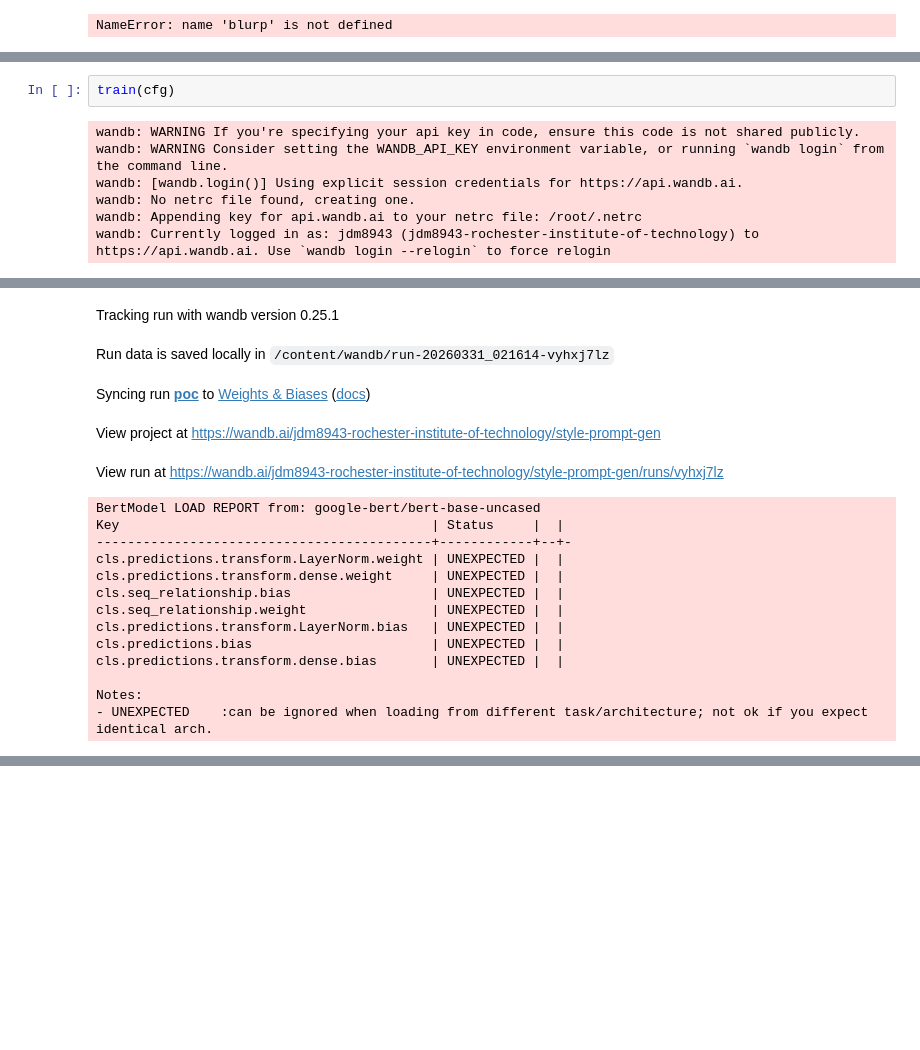
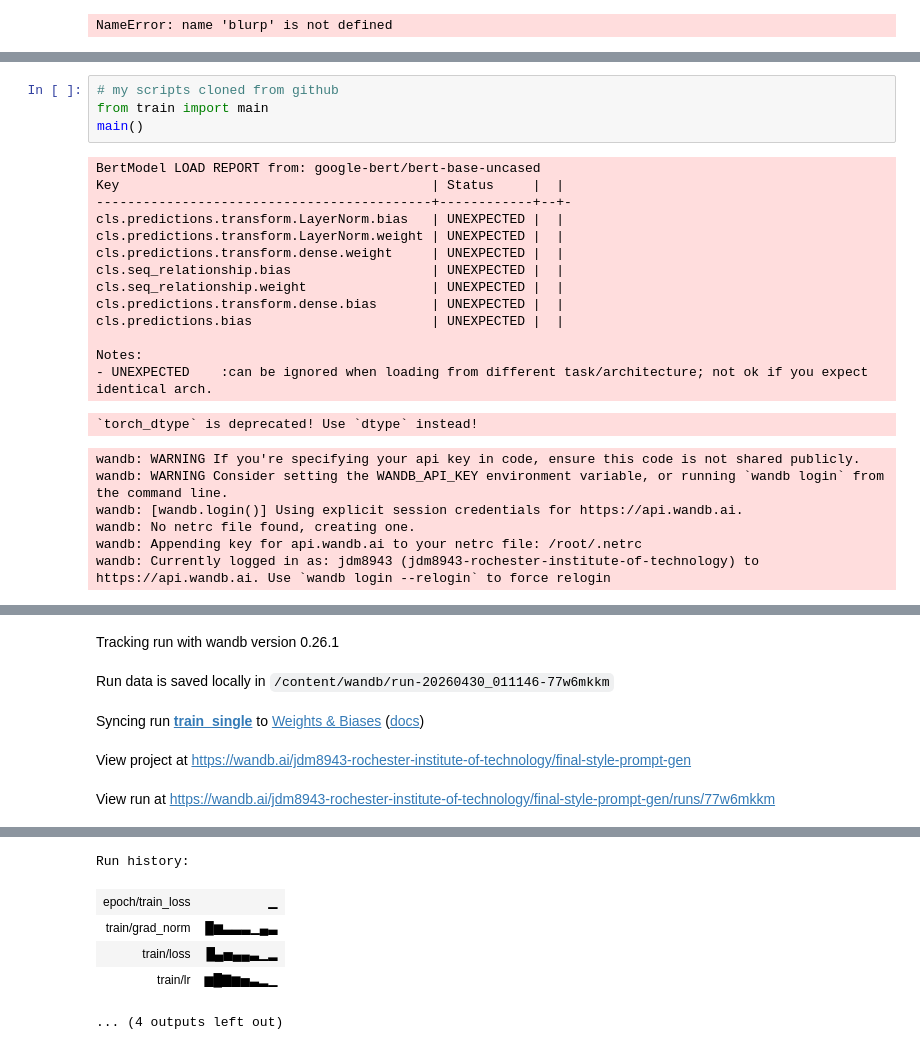
Before and after one commit to JackMclaughlin424/imgs789-project_graph-dialogue-modeling, a Jupyter notebook: src/capstone_src/style_prompt_generator/training_notebooks/capstone_model_training.ipynb, the cells around one changed output, grey strips where cells are left out. Drawn from its saved outputs; the diff is of its cells as text; blank space fills up the shorter version.

```diff
--- a/src/capstone_src/style_prompt_generator/training_notebooks/capstone_model_training.ipynb
+++ b/src/capstone_src/style_prompt_generator/training_notebooks/capstone_model_training.ipynb
@@ -145,28 +171,31 @@ NameError: name 'blurp' is not defined
 # %%
-train(cfg)
+# my scripts cloned from github
+from train import main
+main()
 # %% [output]
-wandb: WARNING If you're specifying your api key in code, ensure this code is not shared publicly.
-wandb: WARNING Consider setting the WANDB_API_KEY environment variable, or running `wandb login` from the command line.
-wandb: [wandb.login()] Using explicit session credentials for https://api.wandb.ai.
-wandb: No netrc file found, creating one.
-wandb: Appending key for api.wandb.ai to your netrc file: /root/.netrc
-wandb: Currently logged in as: jdm8943 (jdm8943-rochester-institute-of-technology) to https://api.wandb.ai. Use `wandb login --relogin` to force relogin
+BertModel LOAD REPORT from: google-bert/bert-base-uncased
+Key                                        | Status     |  |
+-------------------------------------------+------------+--+-
+cls.predictions.transform.LayerNorm.bias   | UNEXPECTED |  |
+cls.predictions.transform.LayerNorm.weight | UNEXPECTED |  |
+cls.predictions.transform.dense.weight     | UNEXPECTED |  |
+cls.seq_relationship.bias                  | UNEXPECTED |  |
+cls.seq_relationship.weight                | UNEXPECTED |  |
+cls.predictions.transform.dense.bias       | UNEXPECTED |  |
+cls.predictions.bias                       | UNEXPECTED |  |
+
+Notes:
+- UNEXPECTED    :can be ignored when loading from different task/architecture; not ok if you expect identical arch.
+`torch_dtype` is deprecated! Use `dtype` instead!
+wandb: WARNING If you're specifying your api key in code, ensure this code is not shared publicly.
+wandb: WARNING Consider setting the WANDB_API_KEY environment variable, or running `wandb login` from the command line.
+wandb: [wandb.login()] Using explicit session credentials for https://api.wandb.ai.
+wandb: No netrc file found, creating one.
+wandb: Appending key for api.wandb.ai to your netrc file: /root/.netrc
+wandb: Currently logged in as: jdm8943 (jdm8943-rochester-institute-of-technology) to https://api.wandb.ai. Use `wandb login --relogin` to force relogin
 [interactive output not drawn]
-Tracking run with wandb version 0.25.1
+Tracking run with wandb version 0.26.1
-Run data is saved locally in /content/wandb/run-20260331_021614-vyhxj7lz
+Run data is saved locally in /content/wandb/run-20260430_011146-77w6mkkm
-Syncing run poc to Weights & Biases (docs)
+Syncing run train_single to Weights & Biases (docs)
-View project at https://wandb.ai/jdm8943-rochester-institute-of-technology/style-prompt-gen
+View project at https://wandb.ai/jdm8943-rochester-institute-of-technology/final-style-prompt-gen
-View run at https://wandb.ai/jdm8943-rochester-institute-of-technology/style-prompt-gen/runs/vyhxj7lz
+View run at https://wandb.ai/jdm8943-rochester-institute-of-technology/final-style-prompt-gen/runs/77w6mkkm
-BertModel LOAD REPORT from: google-bert/bert-base-uncased
-Key                                        | Status     |  |
--------------------------------------------+------------+--+-
-cls.predictions.transform.LayerNorm.weight | UNEXPECTED |  |
-cls.predictions.transform.dense.weight     | UNEXPECTED |  |
-cls.seq_relationship.bias                  | UNEXPECTED |  |
-cls.seq_relationship.weight                | UNEXPECTED |  |
-cls.predictions.transform.LayerNorm.bias   | UNEXPECTED |  |
-cls.predictions.bias                       | UNEXPECTED |  |
-cls.predictions.transform.dense.bias       | UNEXPECTED |  |
-
-Notes:
-- UNEXPECTED    :can be ignored when loading from different task/architecture; not ok if you expect identical arch.
@@ -172,0 +203,6 @@ Notes:
+Run history:
+| epoch/train_loss | ▁ |
+| train/grad_norm | █▆▃▃▃▁▄▃ |
+| train/loss | █▄▅▄▄▃▁▂ |
+| train/lr | ▆█▇▆▅▃▂▁ |
+... (4 outputs left out)
```
Also changed, not shown: parts of 13 cells of this notebook, 19 other files.
